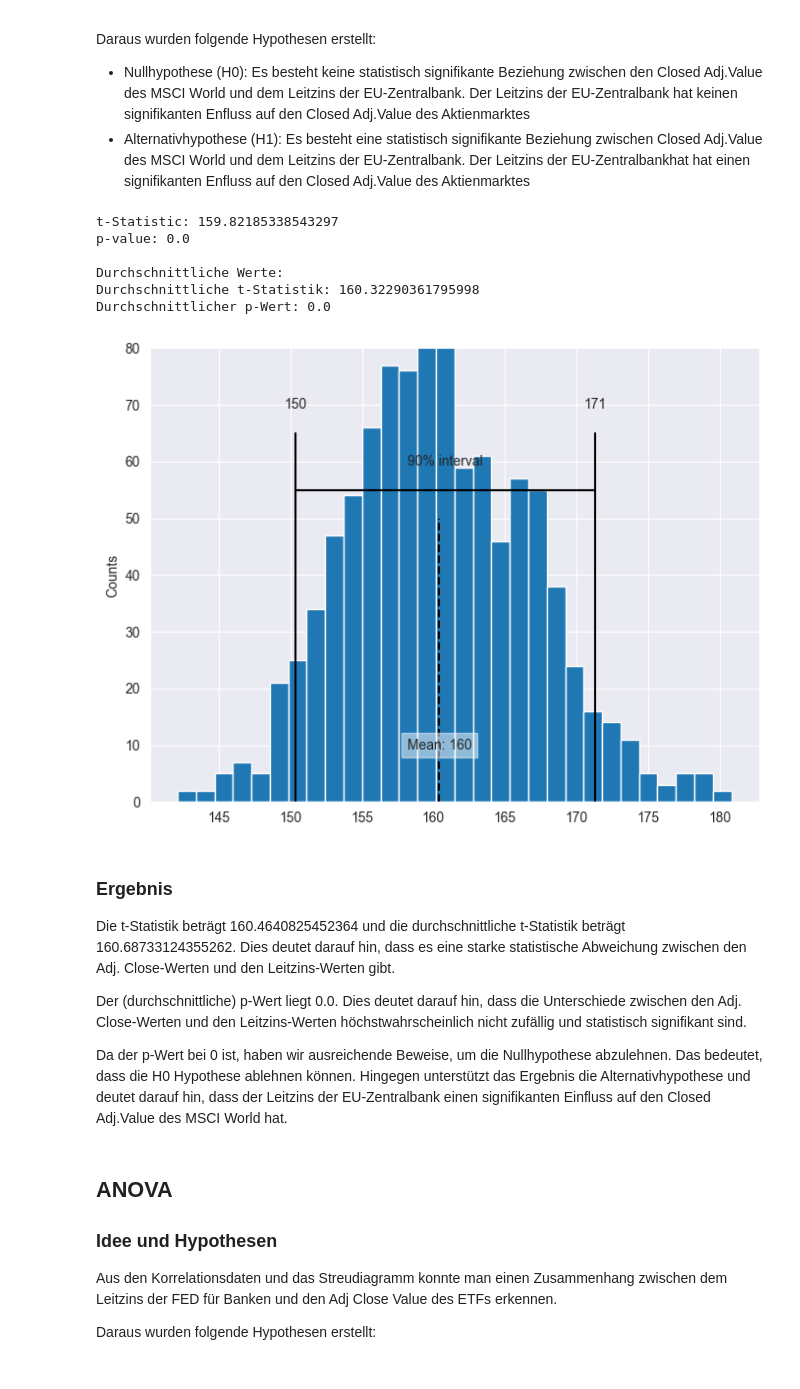
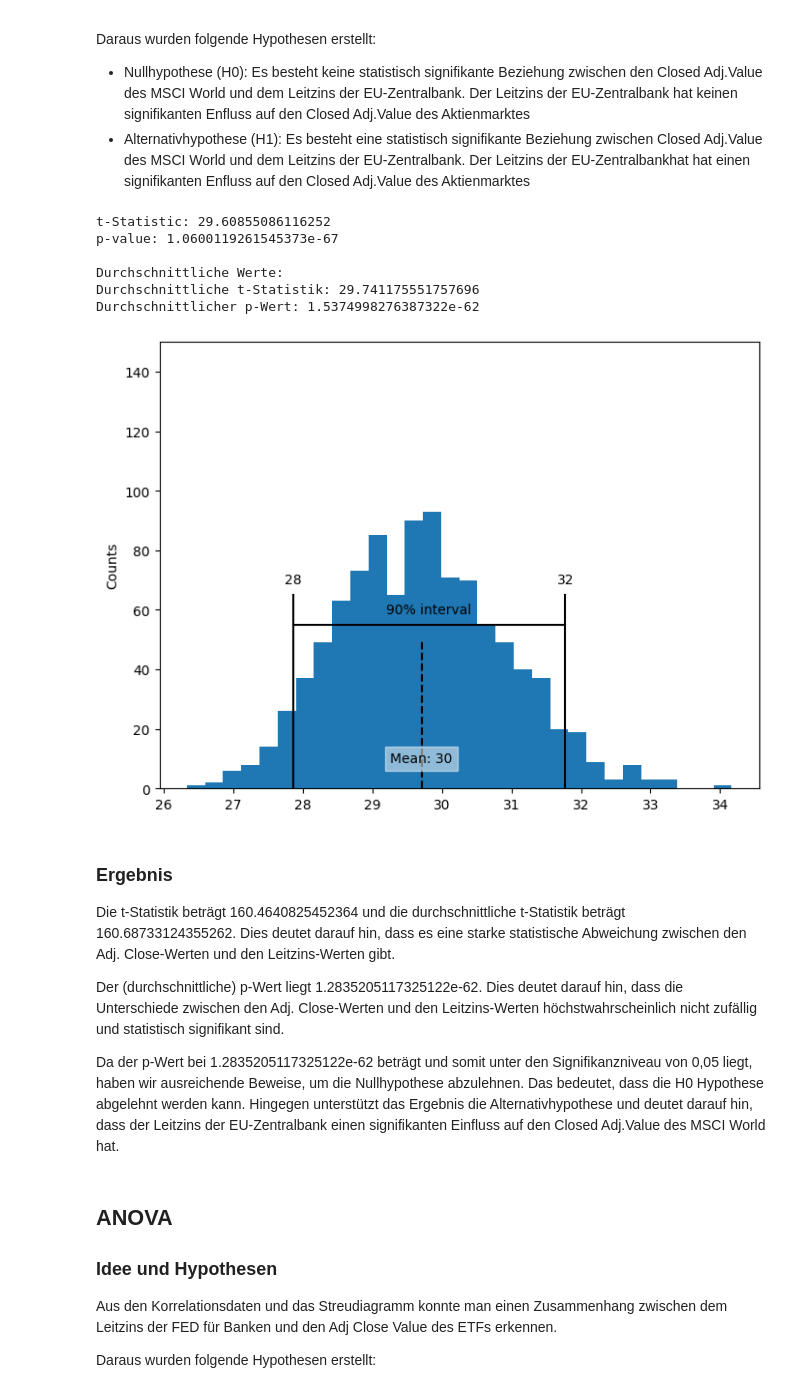
Before and after one commit to FalcarDE/ss_2032_stonks_data_science, a Jupyter notebook: Chapter 2 - Modelling and Evaluation - Analyse.ipynb, the cells around one changed output. Drawn from its saved outputs; the diff is of its cells as text; code cells hidden in the pictures.

```diff
--- a/Chapter 2 - Modelling and Evaluation - Analyse.ipynb
+++ b/Chapter 2 - Modelling and Evaluation - Analyse.ipynb
@@ -50,18 +50,15 @@ eu_funds_filtered.dropna(inplace=True)
 # print(eu_funds_filtered)
 
 # t-Test durchführen
-t_statistic, p_value = stats.ttest_ind(etf_filtered['Adj Close'], eu_funds_filtered['Percent per annum'])
-
+t_statistic, p_value = stats.ttest_ind(etf_filtered['Adj Close'], eu_funds_filtered['Percent per annum'], equal_var=False)
 # Ausgabe der Ergebnisse
 print("t-Statistic:", t_statistic)
 print("p-value:", p_value)
 
 
-data = [etf_filtered['Adj Close'], eu_funds_filtered['Percent per annum']]
-
-
 # -------------------------------------------------------------------------------------------------------
 # Bootstrap-Sampling
+data = [etf_filtered['Adj Close'], eu_funds_filtered['Percent per annum']]
 num_bootstrap_samples = 1000
 bootstrap_samples = []
 
@@ -76,7 +73,7 @@ for _ in range(num_bootstrap_samples):
 t_test_results = []
 
 for sample_etf, sample_eu_funds in bootstrap_samples:
-    t_statistic, p_value = stats.ttest_ind(sample_etf, sample_eu_funds)
+    t_statistic, p_value = stats.ttest_ind(sample_etf, sample_eu_funds, equal_var=False)
     t_test_results.append((t_statistic, p_value))
 
 # Durchschnittliche t-Statistik und p-Wert berechnen
@@ -107,48 +104,48 @@ eu_funds_samples = bootstrap_sample(eu_funds_filtered['Percent per annum'], n_bo
 # t-Test für jedes Bootstrap-Sample durchführen und Ergebnisse speichern
 bootstrap_results = []
 for i in range(n_bootstrap_samples):
-    t_statistic_bs, _ = stats.ttest_ind(etf_samples[i], eu_funds_samples[i])
+    t_statistic_bs, _ = stats.ttest_ind(etf_samples[i], eu_funds_samples[i], equal_var=False)
     bootstrap_results.append(t_statistic_bs)
 
 # Konfidenzintervall berechnen
 results = pd.Series(bootstrap_results)
 confidence_interval = list(results.quantile([0.05, 0.95]))
 
 # Diagramm erstellen
 ax = results.plot.hist(bins=30, figsize=(8, 6))
 ax.plot(confidence_interval, [55, 55], color='black')
 for x in confidence_interval:
     ax.plot([x, x], [0, 65], color='black')
     ax.text(x, 70, f'{x:.0f}',
             horizontalalignment='center', verticalalignment='center')
 ax.text(sum(confidence_interval) / 2, 60, '90% interval',
         horizontalalignment='center', verticalalignment='center')
 
 mean_of_standard_deviation_adj_close = results.mean()
 ax.plot([mean_of_standard_deviation_adj_close, mean_of_standard_deviation_adj_close], [0, 50], color='black', linestyle='--')
 ax.text(mean_of_standard_deviation_adj_close, 10, f'Mean: {mean_of_standard_deviation_adj_close:.0f}',
         bbox=dict(facecolor='white', edgecolor='white', alpha=0.5),
         horizontalalignment='center', verticalalignment='center')
 
-ax.set_ylim(0, 80)
+ax.set_ylim(0, 150)
 ax.set_ylabel('Counts')
 
 plt.show()
 # %% [output]
-t-Statistic: 159.82185338543297
-p-value: 0.0
+t-Statistic: 29.60855086116252
+p-value: 1.0600119261545373e-67
 
 Durchschnittliche Werte:
-Durchschnittliche t-Statistik: 160.32290361795998
-Durchschnittlicher p-Wert: 0.0
+Durchschnittliche t-Statistik: 29.741175551757696
+Durchschnittlicher p-Wert: 1.5374998276387322e-62
-[figure, old version]
+[figure, new version]
 # %% [markdown]
 ### Ergebnis
 Die t-Statistik beträgt 160.4640825452364 und die durchschnittliche t-Statistik beträgt 160.68733124355262. Dies deutet darauf hin, dass es eine starke statistische Abweichung zwischen den Adj. Close-Werten und den Leitzins-Werten gibt.
 
-Der (durchschnittliche) p-Wert liegt 0.0. Dies deutet darauf hin, dass die Unterschiede zwischen den Adj. Close-Werten und den Leitzins-Werten höchstwahrscheinlich nicht zufällig und statistisch signifikant sind.
+Der (durchschnittliche) p-Wert liegt 1.2835205117325122e-62. Dies deutet darauf hin, dass die Unterschiede zwischen den Adj. Close-Werten und den Leitzins-Werten höchstwahrscheinlich nicht zufällig und statistisch signifikant sind.
 
-Da der p-Wert bei 0 ist, haben wir ausreichende Beweise, um die Nullhypothese abzulehnen. Das bedeutet, dass die H0 Hypothese ablehnen können. Hingegen unterstützt das Ergebnis die Alternativhypothese und deutet darauf hin, dass der Leitzins der EU-Zentralbank einen signifikanten Einfluss auf den Closed Adj.Value des MSCI World hat.
+Da der p-Wert bei 1.2835205117325122e-62 beträgt und somit unter den Signifikanzniveau von 0,05 liegt, haben wir ausreichende Beweise, um die Nullhypothese abzulehnen. Das bedeutet, dass die H0 Hypothese abgelehnt werden kann. Hingegen unterstützt das Ergebnis die Alternativhypothese und deutet darauf hin, dass der Leitzins der EU-Zentralbank einen signifikanten Einfluss auf den Closed Adj.Value des MSCI World hat.
 # %% [markdown]
 ## ANOVA
 
```
Also changed, not shown: parts of 6 cells of this notebook, 1 other file.
